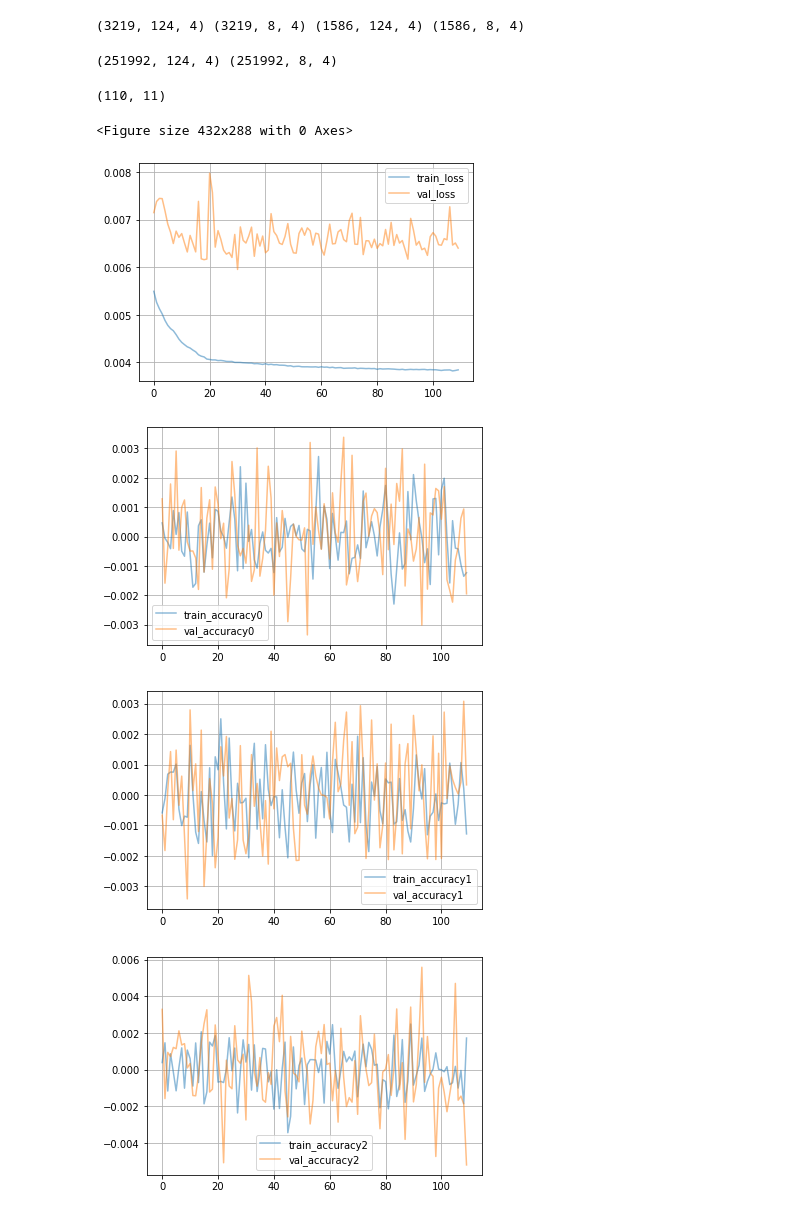
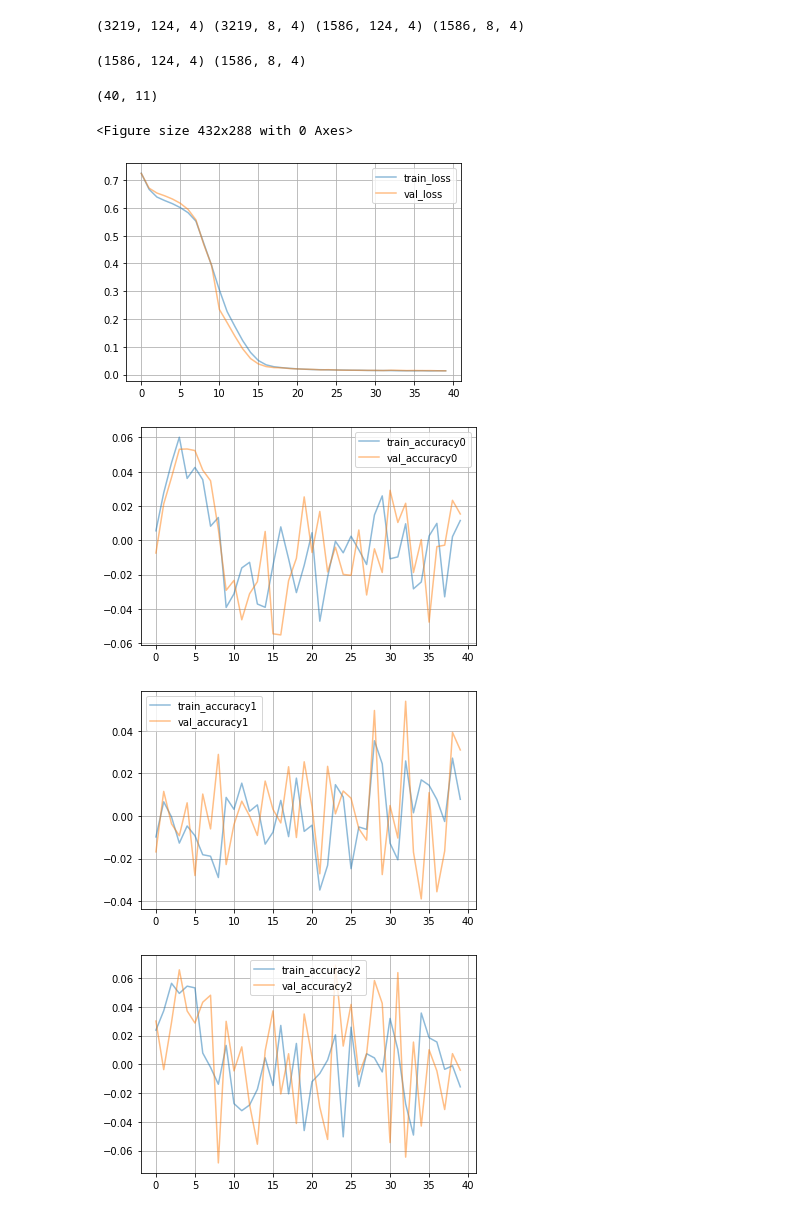
Before and after one commit to pangyuteng/public-misc, a Jupyter notebook: finance/ml/eval.ipynb, the cells around one changed output. Drawn from its saved outputs; the diff is of its cells as text; code cells hidden in the pictures.

```diff
--- a/finance/ml/eval.ipynb
+++ b/finance/ml/eval.ipynb
@@ -28,8 +38,21 @@ df['log_ret'] = np.log(df.price) - np.log(df.price.shift(1))
 df['ret_mean'] = df.log_ret.rolling(21).mean()
 df['hist_vol'] = df.log_ret.rolling(21).std()*np.sqrt(252)*100
 df = df.dropna()
-df['z_vol']=np.clip(scipy.stats.zscore(df.hist_vol)/10,-1,1)
-df['z_ret']=np.clip(scipy.stats.zscore(df.ret_mean)/10,-1,1)
+#df['z_vol']=np.clip(scipy.stats.zscore(df.hist_vol)/10,-1,1)
+#df['z_ret']=np.clip(scipy.stats.zscore(df.ret_mean)/10,-1,1)
+# ^^^^ not a fan of z score anymore since... high z score samples will not be large enough. need to l
+df['z_vol']=df.hist_vol
+df['z_ret']=df.ret_mean
+df['month']=df.index.month.values
+df['day']=df.index.day.values
+data = df[['z_vol','z_ret','month','day']].values
+scaler = MinMaxScaler() # same reasoning, also not a fan of minmax scaler
+scaler.fit(data)
+transformed = scaler.transform(data)
+df['z_vol']=transformed[:,0]
+df['z_ret']=transformed[:,1]
+df['month']=transformed[:,2]
+df['day']=transformed[:,3]
 # %%
 np.mean(df.hist_vol),np.std(df.hist_vol)
 # %% [output]
@@ -57,10 +80,20 @@ def etl(history):
     df['ret_mean'] = df.log_ret.rolling(21).mean()
     df['hist_vol'] = df.log_ret.rolling(21).std()*np.sqrt(252)*100
     df = df.dropna()
-    df['z_vol']=np.clip(scipy.stats.zscore(df.hist_vol)/10,-1,1)
-    df['z_ret']=np.clip(scipy.stats.zscore(df.ret_mean)/10,-1,1)
-    df['month']=df.index.month.values/12
-    df['day']=df.index.day.values/31
+    df['z_vol']=df.hist_vol
+    df['z_ret']=df.ret_mean
+    df['month']=df.index.month.values
+    df['day']=df.index.day.values
+
+    data = df[['z_vol','z_ret','month','day']].values
+    scaler = MinMaxScaler() # same reasoning, also not a fan of minmax scaler
+    scaler.fit(data)
+    transformed = scaler.transform(data)
+    df['z_vol']=transformed[:,0]
+    df['z_ret']=transformed[:,1]
+    df['month']=transformed[:,2]
+    df['day']=transformed[:,3]
+
     # add in interest rate.
     return np.stack([df.z_vol.values,df.z_ret.values,df.month.values,df.day.values],axis=-1)
 
@@ -139,32 +172,32 @@ if data_exists:
     y_test = np.load('y_test.npy')
 print(X_test.shape,y_test.shape)
 # %% [output]
-(251992, 124, 4) (251992, 8, 4)
+(1586, 124, 4) (1586, 8, 4)
 # %%
 with open('history.yml','r') as f:
     history = yaml.unsafe_load(f.read())
 
-df = pd.DataFrame(history[1:])
+df = pd.DataFrame(history)
 print(df.shape)
 plt.figure(0)
 df[['train_loss','val_loss']].plot(alpha=0.5)
 plt.grid(True)
 plt.figure(1)
 df[['train_accuracy0','val_accuracy0']].plot(alpha=0.5)
 plt.grid(True)
 plt.figure(2)
 df[['train_accuracy1','val_accuracy1']].plot(alpha=0.5)
 plt.grid(True)
 plt.figure(3)
 df[['train_accuracy2','val_accuracy2']].plot(alpha=0.5)
 plt.grid(True)
 plt.figure(4)
 df[['train_accuracy3','val_accuracy3']].plot(alpha=0.5)
 plt.grid(True)
 # %% [output]
-(110, 11)
+(40, 11)
 <Figure size 432x288 with 0 Axes>
-[figure, old version]
+[figure, new version]
-[figure, old version]
+[figure, new version]
-[figure, old version]
+[figure, new version]
-[figure, old version]
+[figure, new version]
```
Also changed, not shown: parts of 8 cells of this notebook, 1 other file.
